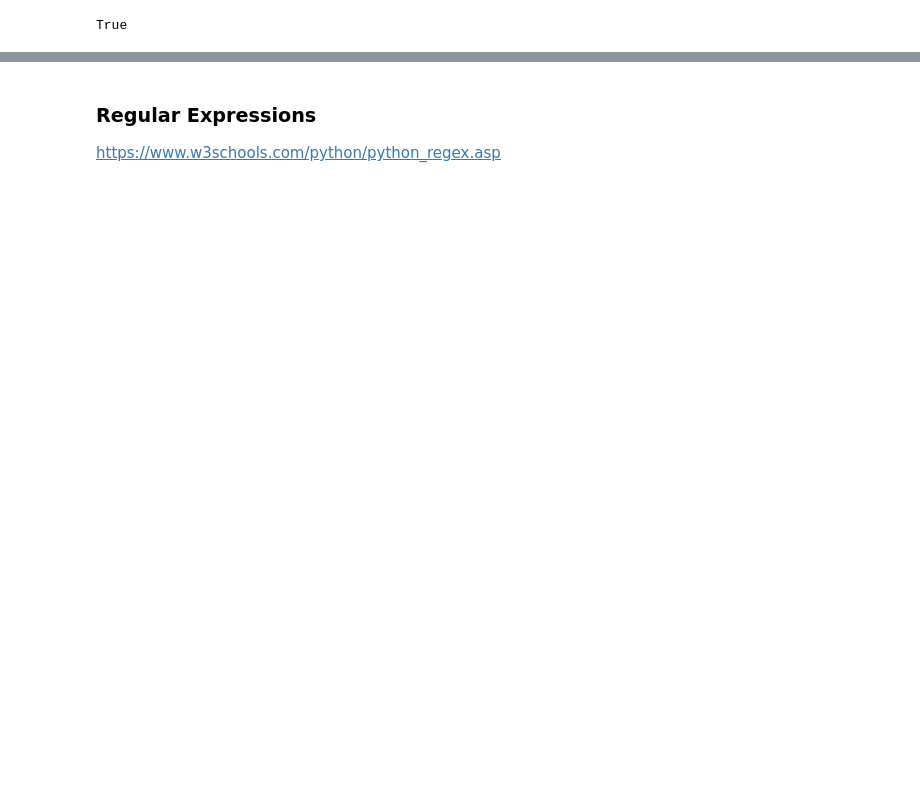
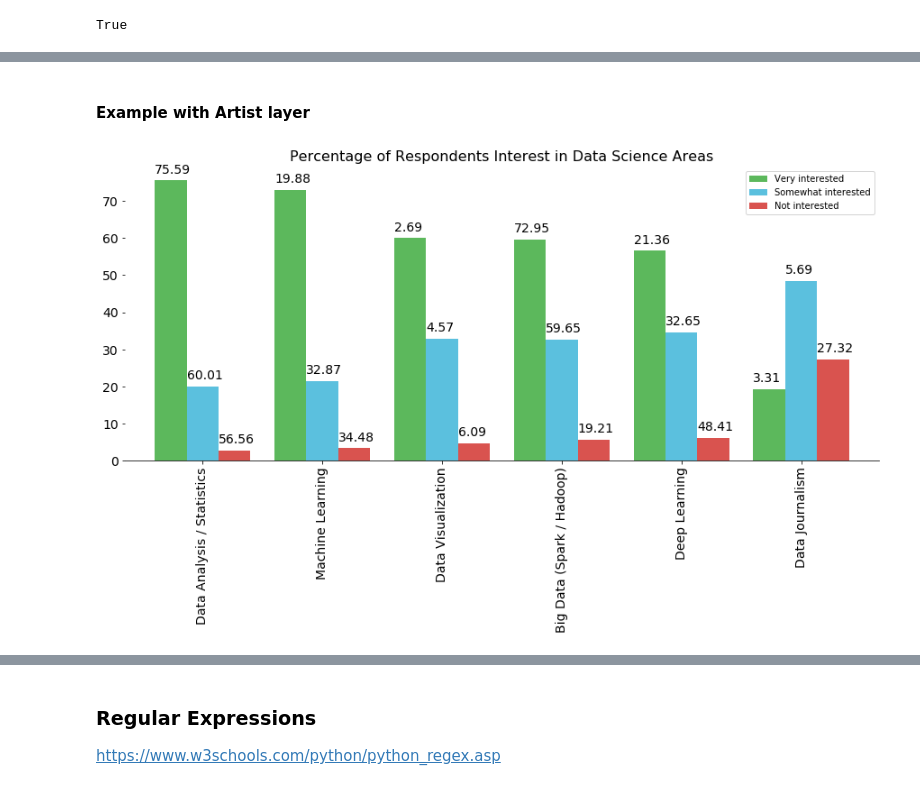
Before and after one commit to hheimpel/Python_samples, a Jupyter notebook: General_Python.ipynb, the cells around one changed output, grey strips where cells are left out. Cells and saved outputs as stored; diff of their text form; code cells hidden in the pictures; blank space fills up the shorter version.

```diff
--- a/General_Python.ipynb
+++ b/General_Python.ipynb
@@ -816,0 +880,32 @@ True
+# %% [markdown]
+#### Example with Artist layer
+# %%
+import os
+import matplotlib.pyplot as plt
+import pandas as pd
+import numpy as np
+%matplotlib inline
+os.chdir("C:\\Users\\hheim\\Documents\\IBM_course\\Data_viz")
+
+DF = pd.read_csv('https://cocl.us/datascience_survey_data', index_col=0)
+DF.sort_values(by='Very interested',ascending=False, inplace=True)
+DF_perc = np.round(DF/2233*100,decimals=2)
+
+bar = DF_perc.plot(kind='bar',
+            width=.8,
+            figsize=(15,6),
+            color=['#5cb85c', '#5bc0de', '#d9534f'],
+            fontsize=14)
+bar.set_title('Percentage of Respondents Interest in Data Science Areas',fontsize=16)
+bar.spines['top'].set_visible(False) #border top
+bar.spines['left'].set_visible(False) #border left
+bar.spines['right'].set_visible(False) #border right
+
+#Iterate through Rectangle objects and Dataframe and set the labels
+for value,rect in zip(np.array(DF_perc).flatten(),bar.patches):
+    x,y = rect.xy
+    bar.text(x,y+rect.get_height()+2,str(value), fontsize=14)
+
+plt.show()
+# %% [output]
+[figure, added]
```
Also changed, not shown: parts of 70 cells of this notebook.
